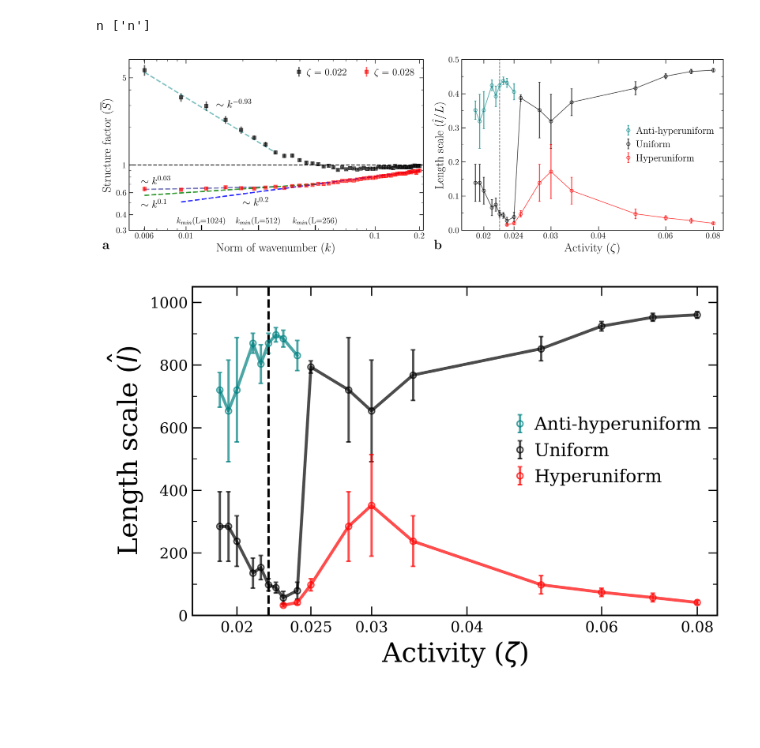
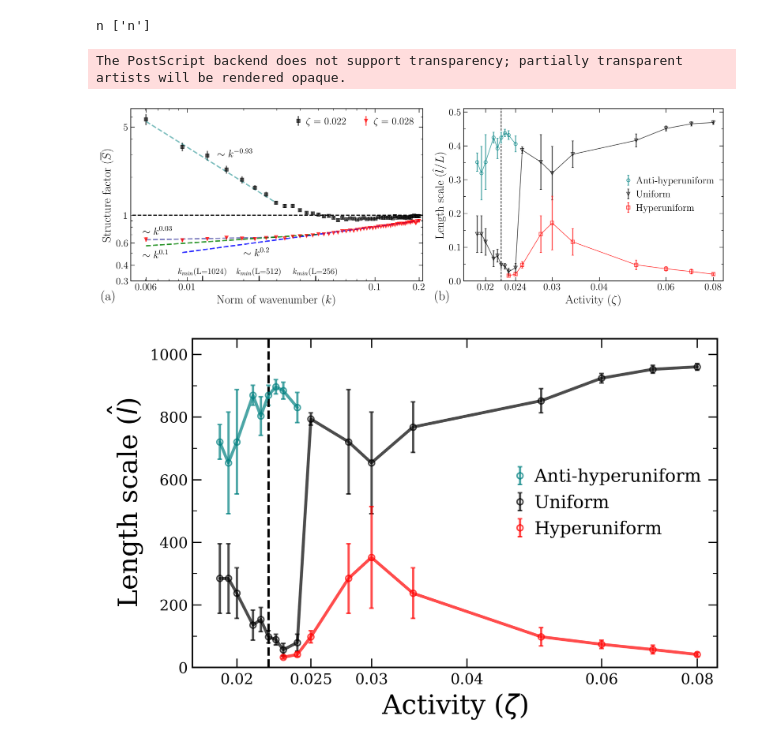
Before and after one commit to simonguld/Thesis, a Jupyter notebook: NematicAnalysis/len_scales.ipynb, the cells around one changed output. Saved outputs shown, nothing was run; the diff lists cells and outputs as text; code cells hidden in the pictures; blank space fills up the shorter version.

```diff
--- a/NematicAnalysis/len_scales.ipynb
+++ b/NematicAnalysis/len_scales.ipynb
@@ -315,7 +315,7 @@ label_list = [r'$k^{-0.93}$', r'$k^{0.03}$']
 scaling_exp_list = [float(label.split('{')[-1].split('}')[0]) for label in label_list]
 axx = ada.plot_sfac_per_activity(LX = 2048, Npoints_to_fit=8, act_list=[0.022,0.028,], \
                                  scaling_exp_list = scaling_exp_list, ax = ax0['A'], \
-                                plot_poisson=False) #act_list = [0.022, 0.024, 0.026, 0.027], weighted = True)
+                                plot_poisson=False, marker_list=['s', 'v']) #act_list = [0.022, 0.024, 0.026, 0.027], weighted = True)
 kbins, sfac_av = ada.get_sfac(LX=2048)[:2]
 
 axx.set_ylabel(r'Structure factor ($\overline{S}$)')
@@ -361,52 +361,63 @@ if logy:
     ax.set_yscale('log')
     ax.set_ylim([20, 1100])
 else:
-    ylims = [0,1050] if normalizer==1 else [0,0.5]#[2e-3, 1.5e-1]
+    ylims = [0,1050] if normalizer==1 else [0,0.51]#[2e-3, 1.5e-1]
 xlims = [np.log10(0.0175), np.log10(0.085)] if logx else [0.0175, 0.085]
 
 len_max = 2*np.pi*(1/kbins[0]-1/kbins[-1])
-ax.vlines(np.log10(0.022) if logx else 0.022, ylims[0], 0.405, color='k', lw=1., alpha=.6, linestyle = 'dashed')
-ax.vlines(np.log10(0.022) if logx else 0.022, 0.445, ylims[1], color='k', lw=1., alpha=.6, linestyle = 'dashed')
+
 for i, len_scale in enumerate(scale_names):
     K=0.05
      #/np.sqrt(K/np.array(act_list))
+    if i == 0: fmt='o-'
+    elif i == 1: fmt='v-'
+    else: fmt='s-'
     ax.errorbar(np.log10(act_list) if logx else act_list, len_dist_arr[:,i]/normalizer,
                 yerr = unc_dist_arr[:,i]/normalizer,
-                fmt = 'o-', label = f'{len_scale}',  color=color_list[i],
+                fmt = fmt, label = f'{len_scale}',  color=color_list[i],
                 fillstyle=Line2D.fillStyles[-1],
                 alpha=.7, elinewidth=1.5, capsize=1.5, capthick=1, markersize = 5, lw=1)
   #  ax.errorbar(act_list, unc_dist_arr[:,i], yerr = len_scales_arr[:,i,3], fmt = 'o-', label = f'{len_scale} max')
 
 xticks = [0.02, 0.024, 0.030, 0.04, 0.06, 0.08,.1]
 xtick_labels = [0.02, 0.024, 0.03, 0.04, 0.06, 0.08,.1]
 ax.set_xticks(np.log10(xticks) if logx else xticks, xtick_labels)#, fontsize=10)
-ax.tick_params(axis='both',which='major', labelsize=13)
-axx.tick_params(axis='both',which='major', labelsize=13)
+ax.tick_params(axis='both',which='major', labelsize=15)
+axx.tick_params(axis='both',which='major', labelsize=15)
 ax.yaxis.set_minor_locator(ticker.MultipleLocator(100 if normalizer==1 else 0.05))
 #ax.legend(loc='lower right',)# fontsize=12)
 #ax.set_yscale('log')
 
 ax.set_ylim(ylims)
 ax.set_xlim(xlims)
 #ax.vlines(np.log10(0.022) if logx else 0.022, ylims[0], ylims[1], color='k', lw=1., alpha=.6, linestyle = 'dashed')
 
 #ax.hlines(len_max, xlims[0], xlims[1], color='k', lw=1.5, linestyle = 'solid', label = 'Max length scale')
 #ax.set_xscale('log')
 ax.set_ylabel(ylabel = r'Length scale ($\hat{l}$)' if normalizer==1 else r'Length scale ($\hat{l}/L$)')
 ax.set_xlabel(r'Activity ($\zeta$)')
 ax.legend(loc='center right', )#fontsize=12)
 
+ax.vlines(np.log10(0.022) if logx else 0.022, ylims[0], 0.035, color='k', lw=1., alpha=1, linestyle = 'dashed')
+ax.vlines(np.log10(0.022) if logx else 0.022, 0.065, 0.405, color='k', lw=1., alpha=1, linestyle = 'dashed')
+ax.vlines(np.log10(0.022) if logx else 0.022, 0.445, ylims[1], color='k', lw=1., alpha=1, linestyle = 'dashed')
+
+
 import string #string.ascii_lowercase[n]
 for n, AXX in enumerate([axx, ax]):
-    AXX.text(-0.09 if n==0 else -.105, -.11, rf'$\textbf{{{string.ascii_lowercase[n]}}}$', transform=AXX.transAxes,
-            size=20, weight='bold')
-
+    AXX.text(-0.10 if n==0 else -.11, -.11, rf'{{({string.ascii_lowercase[n]})}}', transform=AXX.transAxes,
+            size=20, weight='normal')
+#AXX.text(-0.05 if n==3 else 0, -.11 if n ==3 else 1.027, rf'{{({string.ascii_lowercase[n]})}}', transform=AXX.transAxes,
+ #           size=20, weight='normal')
 #fig.dpi = 100 #720
 fig.tight_layout()
-save_path = "C:\\Users\\Simon Andersen\\Documents\\Uni\\Speciale\\Figures\\article\\len_scales_v5.png"
-fig.savefig(save_path, dpi=420)
+save_path = "C:\\Users\\Simon Andersen\\Documents\\Uni\\Speciale\\Figures\\article\\len_scales_v6.jpeg"
+save_path_eps = "C:\\Users\\Simon Andersen\\Documents\\Uni\\Speciale\\Figures\\article\\len_scales_v6.eps"
+fig.savefig(save_path, dpi=520)
+fig.savefig(save_path_eps,)# dpi=520)
 # %% [output]
+The PostScript backend does not support transparency; partially transparent artists will be rendered opaque.
-[figure, old version]
+[figure, new version]
 # %%
 plt.rcParams.update({
     "text.usetex": True})
```
Also changed, not shown: 7 other files.
